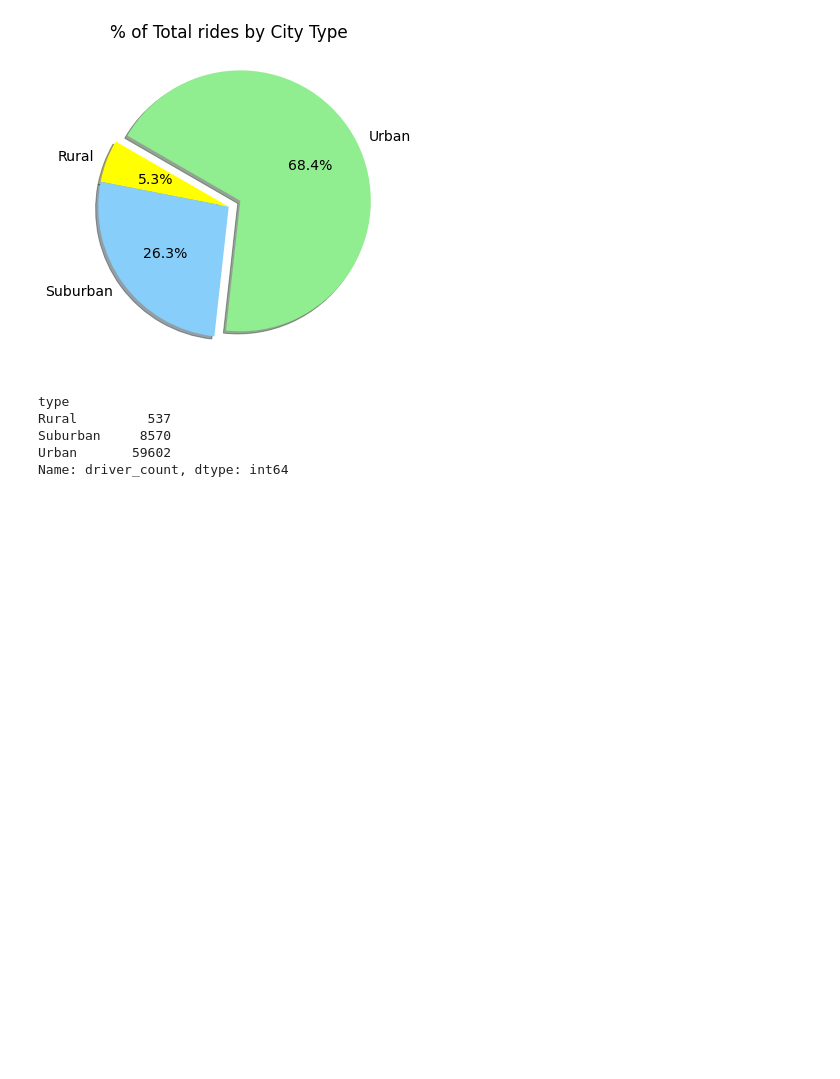
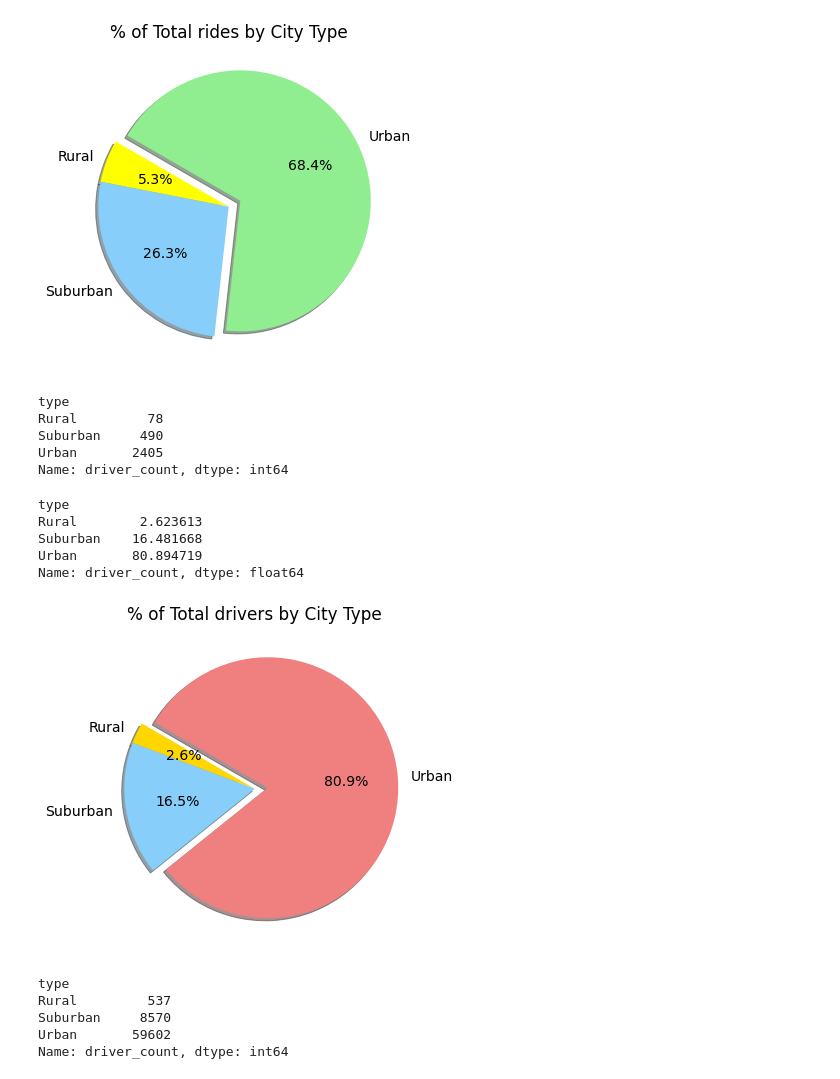
Before and after one commit to Habtamu-ai/PyBer_Analysis, a Jupyter notebook: PyBer.ipynb, the cells around one changed output. Drawn from its saved outputs; the diff is of its cells as text; code cells hidden in the pictures; blank space fills up the shorter version.

Commit message:
Adding drivers percentage by city

```diff
--- a/PyBer.ipynb
+++ b/PyBer.ipynb
@@ -638,4 +638,41 @@ plt.savefig("analysis/Fig6.png")
 plt.show()
 # %% [output]
 [figure]
+# %%
+drivers_by_type = city_data_df.groupby(["type"]).sum()["driver_count"]
+drivers_by_type
+# %% [output]
+type
+Rural         78
+Suburban     490
+Urban       2405
+Name: driver_count, dtype: int64
+# %%
+drivers_percents = 100 * city_data_df.groupby(["type"]).sum()["driver_count"] / city_data_df["driver_count"].sum()
+drivers_percents
+# %% [output]
+type
+Rural        2.623613
+Suburban    16.481668
+Urban       80.894719
+Name: driver_count, dtype: float64
+# %%
+# Build the percentage of ride by city type pie chart.
+# Build Pie Chart
+plt.subplots(figsize=(10, 6))
+plt.pie(drivers_percents,
+    labels=["Rural", "Suburban", "Urban"],
+    colors=["gold", "lightskyblue", "lightcoral"],
+    explode=[0, 0, 0.1],
+    autopct='%1.1f%%',
+    shadow=True, startangle=150)
+plt.title("% of Total drivers by City Type")
+# Change the default font size from 10 to 14.
+mpl.rcParams['font.size'] = 14
+# Save Figure
+plt.savefig("analysis/Fig7.png")
+# Show Figure
+plt.show()
+# %% [output]
+[figure, added]
 # %%
```
Also changed, not shown: parts of 9 cells of this notebook, 2 other files.
